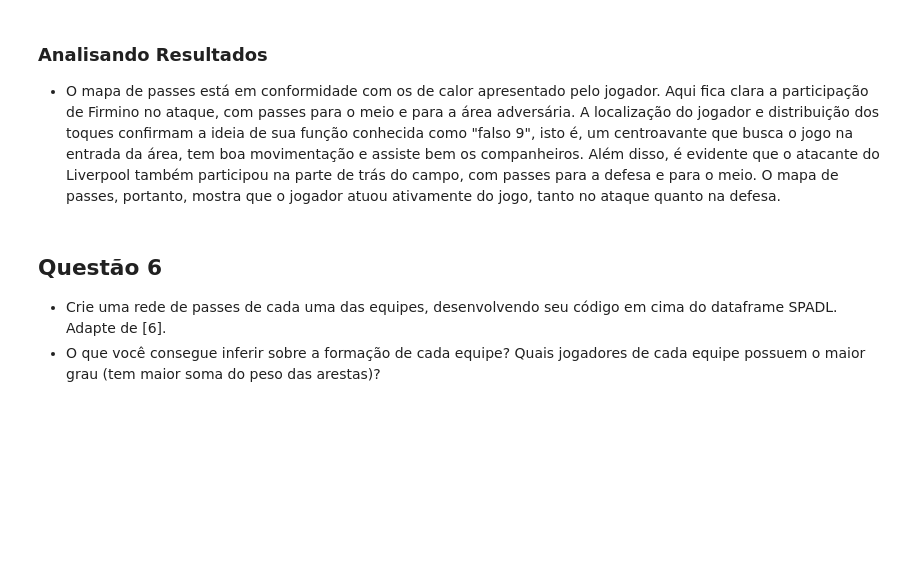
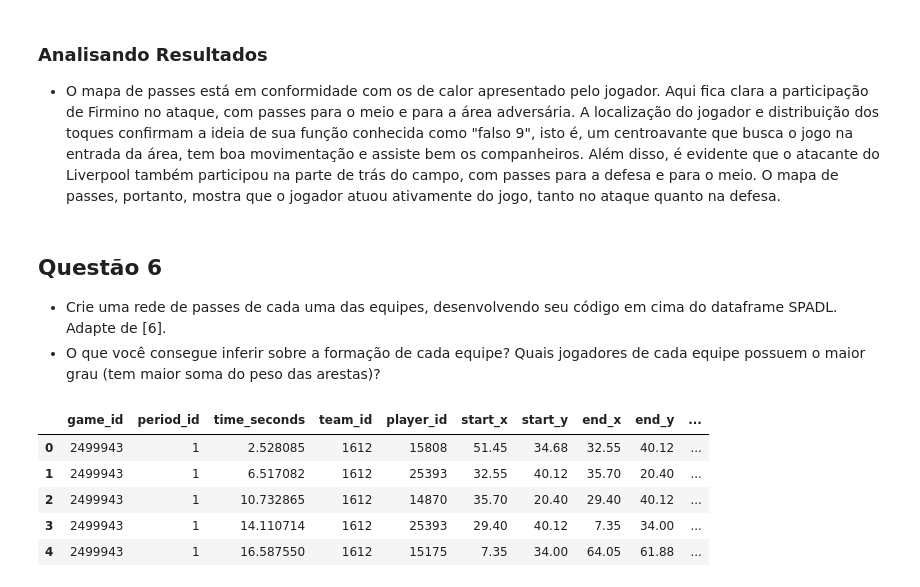
Before and after one commit to paduathiago/Data-Science-Applied-to-Soccer, a Jupyter notebook: Activities/ativ_3.ipynb, the cells around one changed output. Saved outputs shown, nothing was run; the diff lists cells and outputs as text; code cells hidden in the pictures; blank space fills up the shorter version.

Commit message:
adding function to plot given team's pass network

```diff
--- a/Activities/ativ_3.ipynb
+++ b/Activities/ativ_3.ipynb
@@ -277,3 +277,21 @@ plt.show()
 ## Questão 6
 - Crie uma rede de passes de cada uma das equipes, desenvolvendo seu código em cima do dataframe SPADL. Adapte de [6].
 - O que você consegue inferir sobre a formação de cada equipe? Quais jogadores de cada equipe possuem o maior grau (tem maior soma do peso das arestas)?
+# %%
+def find_pass_recipient(df: pd.DataFrame, team_id: int):
+    df2 = deepcopy(df.loc[df['team_id'] == team_id].reset_index(drop=True))
+    for i, row in df2.iterrows():
+        if row["type"] == "pass" and row['result'] == "success":
+            df2.at[i, "pass_recipient_id"] = df2.loc[i + 1, "player_id"]
+        else:
+            df2.at[i, "pass_recipient_id"] = np.nan
+    return df2
+
+display(find_pass_recipient(final_match_events, 1612).head())
+# %% [output]
+|  | game_id | period_id | time_seconds | team_id | player_id | start_x | start_y | end_x | end_y | ... |
+| 0 | 2499943 | 1 | 2.528085 | 1612 | 15808 | 51.45 | 34.68 | 32.55 | 40.12 | ... |
+| 1 | 2499943 | 1 | 6.517082 | 1612 | 25393 | 32.55 | 40.12 | 35.70 | 20.40 | ... |
+| 2 | 2499943 | 1 | 10.732865 | 1612 | 14870 | 35.70 | 20.40 | 29.40 | 40.12 | ... |
+| 3 | 2499943 | 1 | 14.110714 | 1612 | 25393 | 29.40 | 40.12 | 7.35 | 34.00 | ... |
+| 4 | 2499943 | 1 | 16.587550 | 1612 | 15175 | 7.35 | 34.00 | 64.05 | 61.88 | ... |
```
Also changed, not shown: parts of 5 cells of this notebook.
